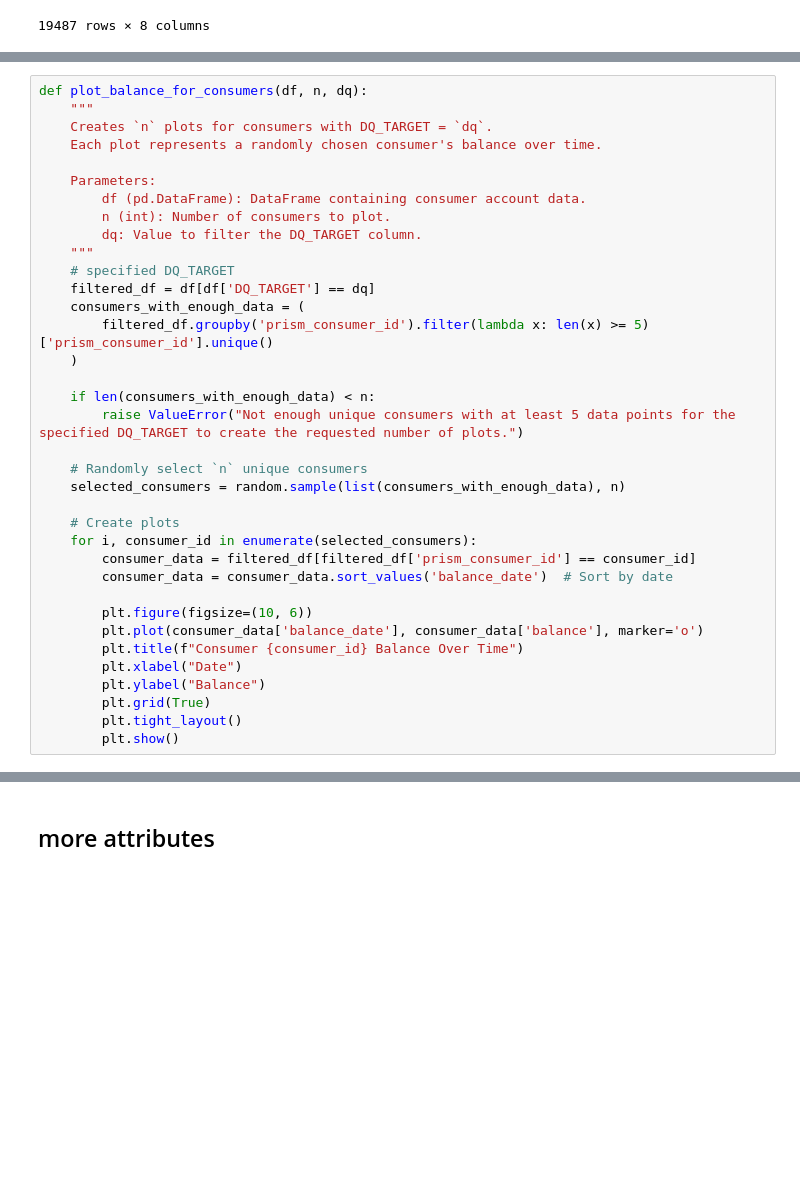
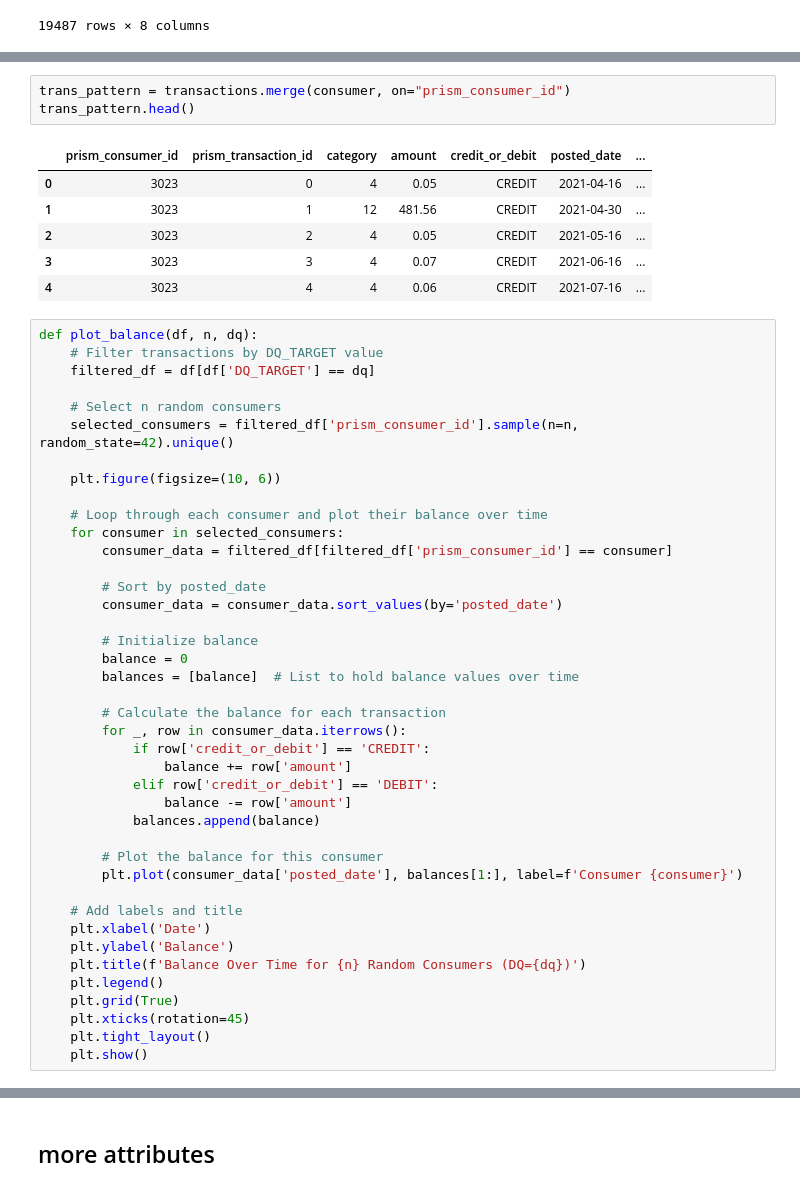
Before and after one commit to hillarychang/dsc180b-capstone-q2, a Jupyter notebook: src/notebooks/kurumi_q2_eda.ipynb, the cells around one changed output, grey strips where cells are left out. Saved outputs shown, nothing was run; the diff lists cells and outputs as text; blank space fills up the shorter version.

```diff
--- a/src/notebooks/kurumi_q2_eda.ipynb
+++ b/src/notebooks/kurumi_q2_eda.ipynb
@@ -236,36 +281,51 @@ import random
+# %%
+trans_pattern = transactions.merge(consumer, on="prism_consumer_id")
+trans_pattern.head()
+# %% [output]
+|  | prism_consumer_id | prism_transaction_id | category | amount | credit_or_debit | posted_date | ... |
+| 0 | 3023 | 0 | 4 | 0.05 | CREDIT | 2021-04-16 | ... |
+| 1 | 3023 | 1 | 12 | 481.56 | CREDIT | 2021-04-30 | ... |
+| 2 | 3023 | 2 | 4 | 0.05 | CREDIT | 2021-05-16 | ... |
+| 3 | 3023 | 3 | 4 | 0.07 | CREDIT | 2021-06-16 | ... |
+| 4 | 3023 | 4 | 4 | 0.06 | CREDIT | 2021-07-16 | ... |
 # %%
-def plot_balance_for_consumers(df, n, dq):
-    """
-    Creates `n` plots for consumers with DQ_TARGET = `dq`.
-    Each plot represents a randomly chosen consumer's balance over time.
+def plot_balance(df, n, dq):
+    # Filter transactions by DQ_TARGET value
+    filtered_df = df[df['DQ_TARGET'] == dq]
 
-    Parameters:
-        df (pd.DataFrame): DataFrame containing consumer account data.
-        n (int): Number of consumers to plot.
-        dq: Value to filter the DQ_TARGET column.
-    """
-    # specified DQ_TARGET
-    filtered_df = df[df['DQ_TARGET'] == dq]
-    consumers_with_enough_data = (
-        filtered_df.groupby('prism_consumer_id').filter(lambda x: len(x) >= 5)['prism_consumer_id'].unique()
-    )
+    # Select n random consumers
+    selected_consumers = filtered_df['prism_consumer_id'].sample(n=n, random_state=42).unique()
 
-    if len(consumers_with_enough_data) < n:
-        raise ValueError("Not enough unique consumers with at least 5 data points for the specified DQ_TARGET to create the requested number of plots.")
+    plt.figure(figsize=(10, 6))
 
-    # Randomly select `n` unique consumers
-    selected_consumers = random.sample(list(consumers_with_enough_data), n)
+    # Loop through each consumer and plot their balance over time
+    for consumer in selected_consumers:
+        consumer_data = filtered_df[filtered_df['prism_consumer_id'] == consumer]
 
-    # Create plots
-    for i, consumer_id in enumerate(selected_consumers):
-        consumer_data = filtered_df[filtered_df['prism_consumer_id'] == consumer_id]
-        consumer_data = consumer_data.sort_values('balance_date')  # Sort by date
+        # Sort by posted_date
+        consumer_data = consumer_data.sort_values(by='posted_date')
 
-        plt.figure(figsize=(10, 6))
-        plt.plot(consumer_data['balance_date'], consumer_data['balance'], marker='o')
-        plt.title(f"Consumer {consumer_id} Balance Over Time")
-        plt.xlabel("Date")
-        plt.ylabel("Balance")
-        plt.grid(True)
-        plt.tight_layout()
-        plt.show()
+        # Initialize balance
+        balance = 0
+        balances = [balance]  # List to hold balance values over time
+
+        # Calculate the balance for each transaction
+        for _, row in consumer_data.iterrows():
+            if row['credit_or_debit'] == 'CREDIT':
+                balance += row['amount']
+            elif row['credit_or_debit'] == 'DEBIT':
+                balance -= row['amount']
+            balances.append(balance)
+
+        # Plot the balance for this consumer
+        plt.plot(consumer_data['posted_date'], balances[1:], label=f'Consumer {consumer}')
+
+    # Add labels and title
+    plt.xlabel('Date')
+    plt.ylabel('Balance')
+    plt.title(f'Balance Over Time for {n} Random Consumers (DQ={dq})')
+    plt.legend()
+    plt.grid(True)
+    plt.xticks(rotation=45)
+    plt.tight_layout()
+    plt.show()
```
Also changed, not shown: parts of 12 cells of this notebook.
